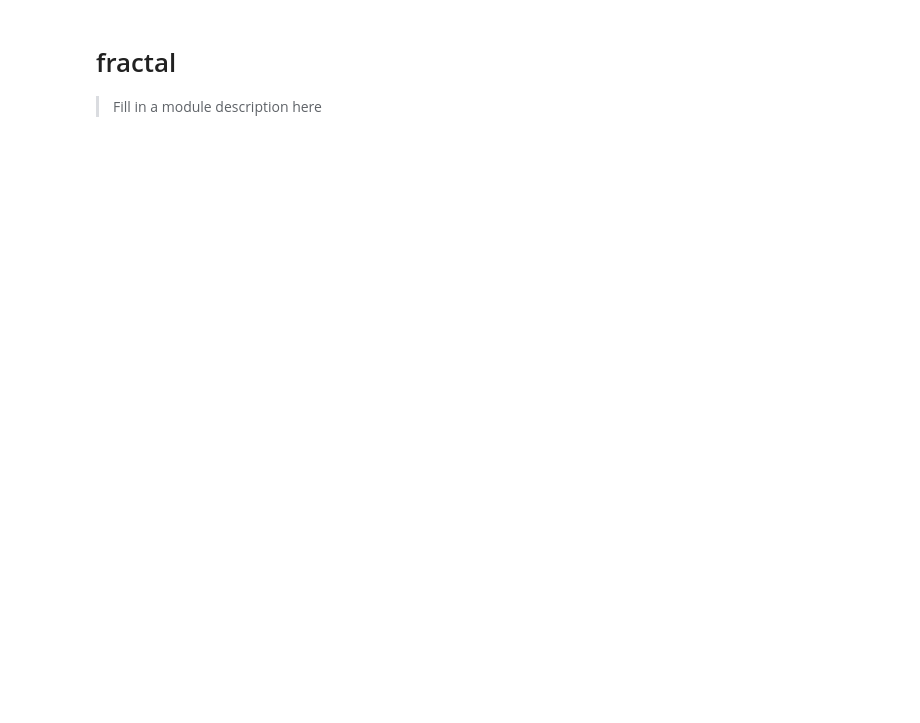
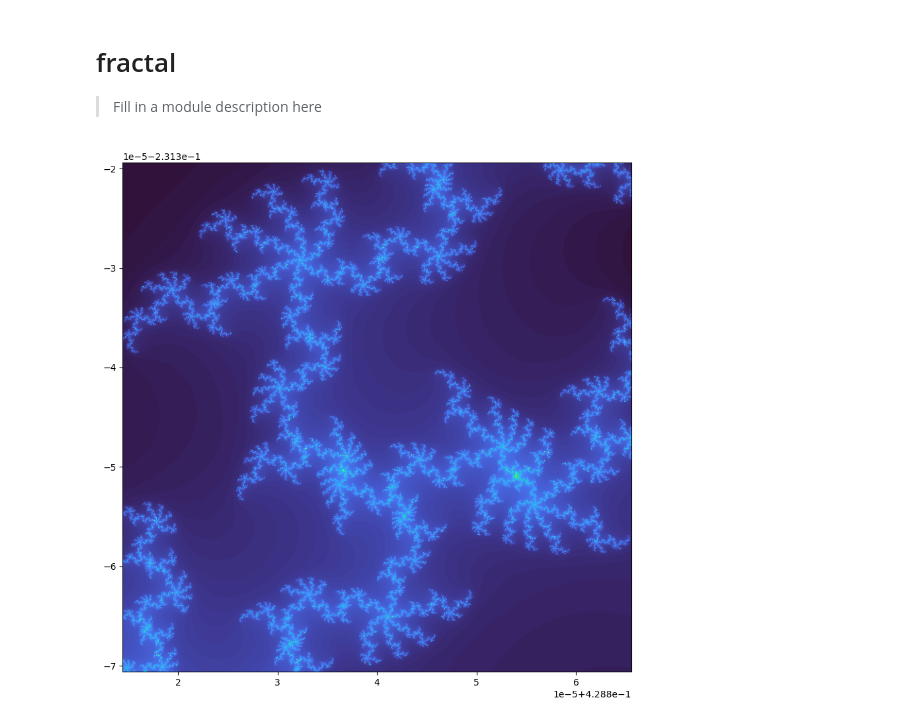
Before and after one commit to eandreas/fractalart, a Jupyter notebook: nbs/fractals/01_fractal.ipynb, the cells around one changed output. Cells and saved outputs as stored; diff of their text form; code cells hidden in the pictures; blank space fills up the shorter version.

Commit message:
Added mandelbrot set to fractals

```diff
--- a/nbs/fractals/01_fractal.ipynb
+++ b/nbs/fractals/01_fractal.ipynb
@@ -53,6 +59,6 @@ class Fractal(Image):
         self._x_min, self._y_min = center[0] - delta, center[1] - delta
         self._x_max, self._y_max = center[0] + delta, center[1] + delta
 
-    def render(self) -> np.ndarray:
+    def _render(self) -> np.ndarray:
         width, height = self.resolution
         return self.compute()
@@ -59,3 +104,47 @@ class Fractal(Image):
 # %%
 #| hide
 import nbdev; nbdev.nbdev_export()
+# %%
+%%time
+m = Mandelbrot()
+m.resolution = 800, 800
+m.max_iter = 10000
+
+#m.set_zoom(5, (-0.170337,-1.06506))
+#m.set_zoom(25, (-0.170337,-1.06506))
+#m.set_zoom(125, (-0.170337,-1.06506))
+#m.set_zoom(625, (-0.170337,-1.06506))
+#m.set_zoom(3125, (-0.170337,-1.06506))
+#m.set_zoom(15625, (-0.170337,-1.06506))
+#m.set_zoom(78125, (-0.170337,-1.06506))
+
+#m.set_zoom(5, (0.42884,-0.231345))
+#m.set_zoom(25, (0.42884,-0.231345))
+#m.set_zoom(125, (0.42884,-0.231345))
+#m.set_zoom(625, (0.42884,-0.231345))
+#m.set_zoom(3125, (0.42884,-0.231345))
+#m.set_zoom(15625, (0.42884,-0.231345))
+m.set_zoom(78125, (0.42884,-0.231345))
+
+#m.set_zoom(5, (-1.62917,-0.0203968))
+#m.set_zoom(25, (-1.62917,-0.0203968))
+#m.set_zoom(125, (-1.62917,-0.0203968))
+#m.set_zoom(625, (-1.62917,-0.0203968))
+#m.set_zoom(3125, (-1.62917,-0.0203968))
+#m.set_zoom(15625, (-1.62917,-0.0203968))
+#m.set_zoom(78125, (-1.62917,-0.0203968))
+
+#m.set_zoom(5, (-0.761574,-0.0847596))
+#m.set_zoom(25, (-0.761574,-0.0847596))
+#m.set_zoom(125, (-0.761574,-0.0847596))
+#m.set_zoom(625, (-0.761574,-0.0847596))
+#m.set_zoom(3125, (-0.761574,-0.0847596))
+#m.set_zoom(15625, (-0.761574,-0.0847596))
+#m.set_zoom(78125, (-0.761574,-0.0847596))
+
+m.render()
+#m.equalize_histogram()
+m.no
+m.plot()
+# %% [output]
+[figure, added]
```
Also changed, not shown: parts of 5 cells of this notebook, 2 other files.
